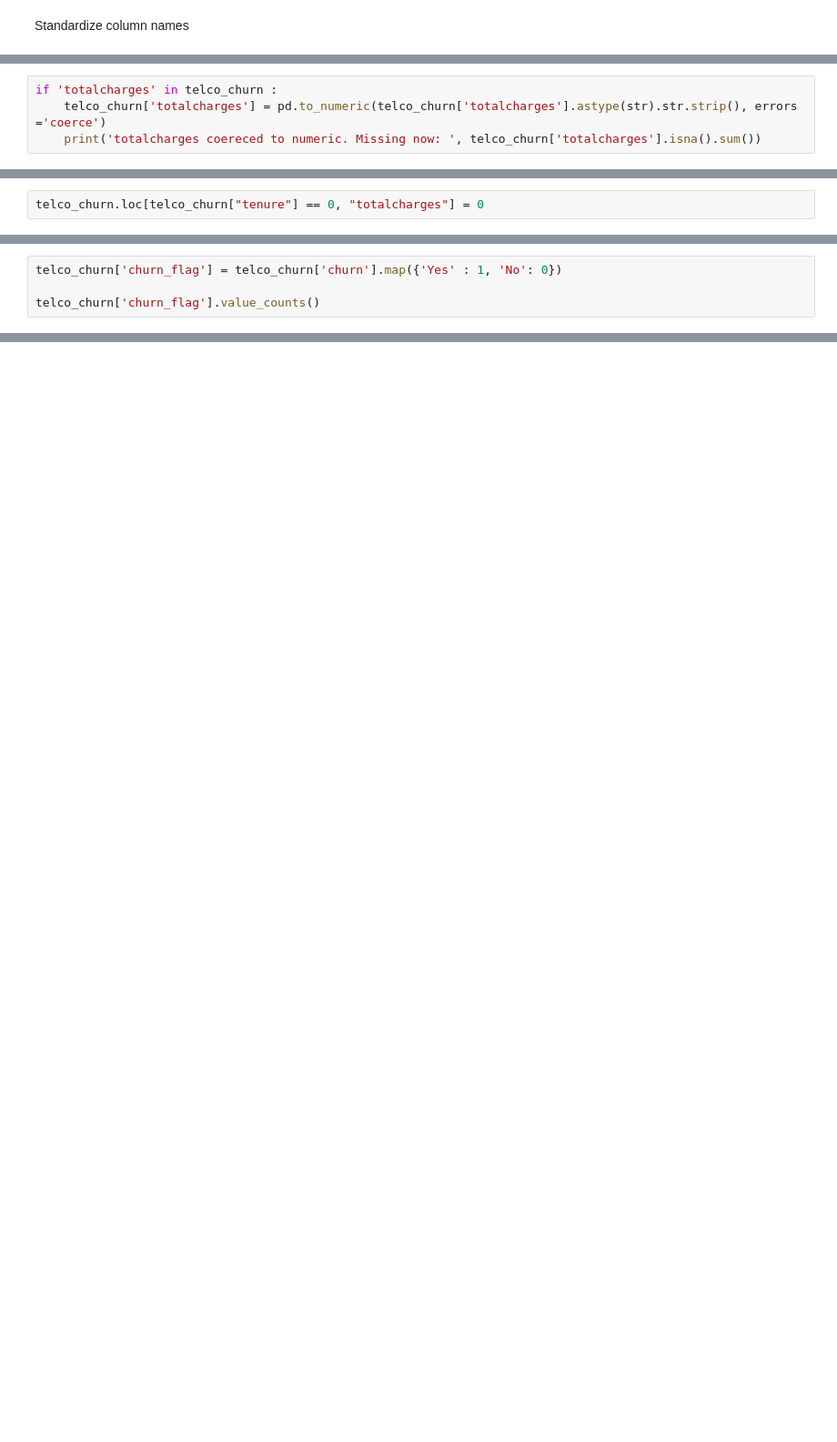
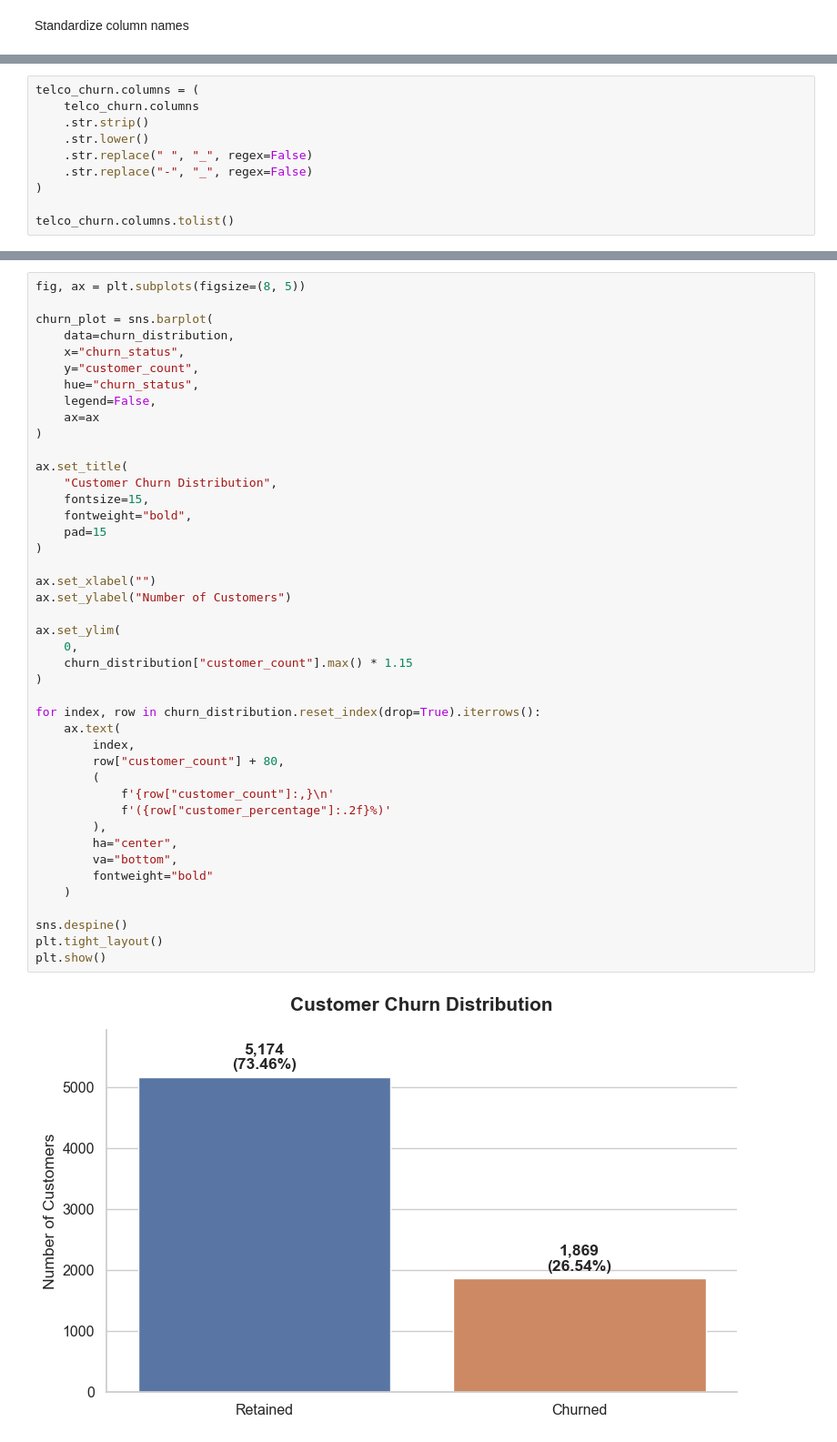
Before and after one commit to Mustak-Eman/telco-customer-churn-analysis, a Jupyter notebook: notebooks/Telco_churn_Eda.ipynb, the cells around one changed output, grey strips where cells are left out. Shown at 91% size. Cells and saved outputs as stored; diff of their text form; blank space fills up the shorter version.

```diff
--- a/notebooks/Telco_churn_Eda.ipynb
+++ b/notebooks/Telco_churn_Eda.ipynb
@@ -110,4 +115,0 @@ Fixing common Telco issue: TotalCharges numeric
-# %%
-if 'totalcharges' in telco_churn :
-    telco_churn['totalcharges'] = pd.to_numeric(telco_churn['totalcharges'].astype(str).str.strip(), errors ='coerce')
-    print('totalcharges coereced to numeric. Missing now: ', telco_churn['totalcharges'].isna().sum())
@@ -116,2 +115,0 @@ totalcharges coereced to numeric. Missing now:  11
-# %%
-telco_churn.loc[telco_churn["tenure"] == 0, "totalcharges"] = 0
@@ -147,4 +115,0 @@ Create churn_flag
-# %%
-telco_churn['churn_flag'] = telco_churn['churn'].map({'Yes' : 1, 'No': 0})
-
-telco_churn['churn_flag'].value_counts()
@@ -284,0 +116,10 @@ Finally, strong correlations between tenure and total charges (0.83) and between
+# %%
+telco_churn.columns = (
+    telco_churn.columns
+    .str.strip()
+    .str.lower()
+    .str.replace(" ", "_", regex=False)
+    .str.replace("-", "_", regex=False)
+)
+
+telco_churn.columns.tolist()
@@ -284,0 +337,45 @@ Finally, strong correlations between tenure and total charges (0.83) and between
+# %%
+fig, ax = plt.subplots(figsize=(8, 5))
+
+churn_plot = sns.barplot(
+    data=churn_distribution,
+    x="churn_status",
+    y="customer_count",
+    hue="churn_status",
+    legend=False,
+    ax=ax
+)
+
+ax.set_title(
+    "Customer Churn Distribution",
+    fontsize=15,
+    fontweight="bold",
+    pad=15
+)
+
+ax.set_xlabel("")
+ax.set_ylabel("Number of Customers")
+
+ax.set_ylim(
+    0,
+    churn_distribution["customer_count"].max() * 1.15
+)
+
+for index, row in churn_distribution.reset_index(drop=True).iterrows():
+    ax.text(
+        index,
+        row["customer_count"] + 80,
+        (
+            f'{row["customer_count"]:,}\n'
+            f'({row["customer_percentage"]:.2f}%)'
+        ),
+        ha="center",
+        va="bottom",
+        fontweight="bold"
+    )
+
+sns.despine()
+plt.tight_layout()
+plt.show()
+# %% [output]
+[figure, added]
```
Also changed, not shown: parts of 153 cells of this notebook, 10 other files.
